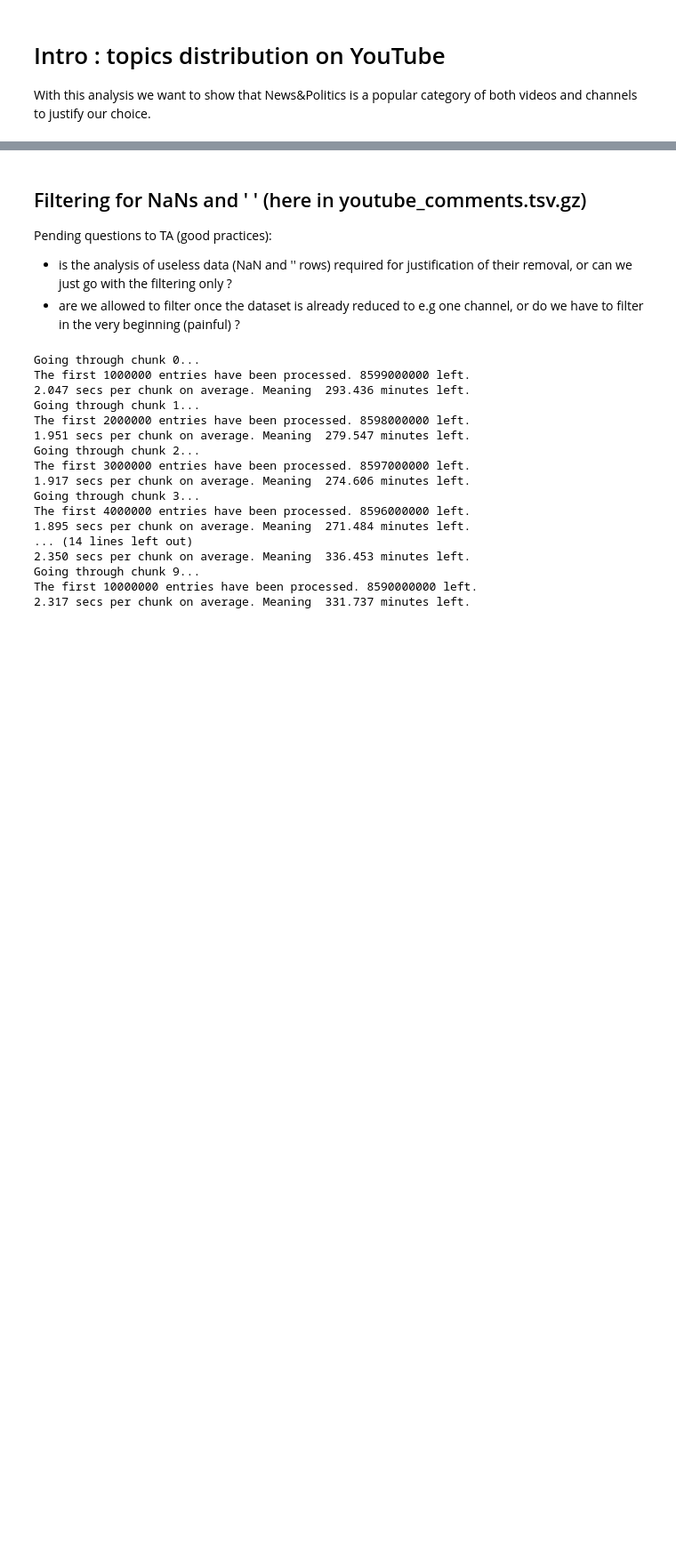
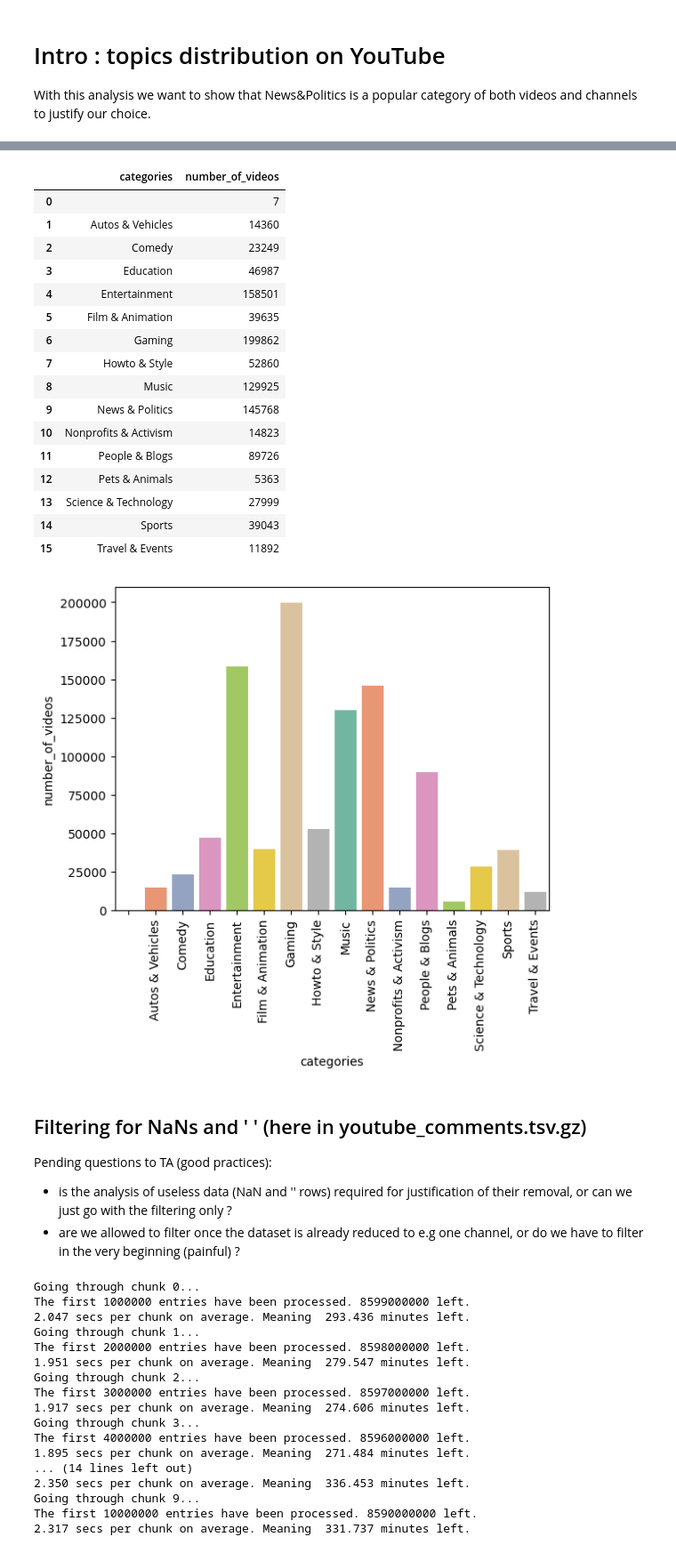
Before and after one commit to epfl-ada/ada-2024-project-thedataminions, a Jupyter notebook: analysis/analysis.ipynb, the cells around one changed output, grey strips where cells are left out. Shown at 89% size. Drawn from its saved outputs; the diff is of its cells as text; code cells hidden in the pictures; blank space fills up the shorter version.

```diff
--- a/analysis/analysis.ipynb
+++ b/analysis/analysis.ipynb
@@ -24,0 +35,10 @@ dataset_root_path = "D:/youniverse/"                                    #mila
+# %%
+# load a small part of video and comment data, to try functions on them etc.
+# these datasets should not be used for calculations, as they don't contain all the data
+
+# load (first 100000 rows of) video data
+#df_videos = pd.read_json(dataset_root_path + "yt_metadata_en.jsonl.gz", compression="infer", lines=True, nrows=100000) #andreas
+df_videos = pd.read_json(dataset_root_path + "yt_metadata_en.jsonl", compression="infer", lines=True, nrows=1000000) #manon
+# load (first 1000000 rows of) comment data
+#df_comments = pd.read_csv(dataset_root_path + "youtube_comments.tsv.gz", compression="infer", sep="\t", nrows=1000000) #andreas
+df_comments = pd.read_csv(dataset_root_path + "youtube_comments.tsv", compression="infer", sep="\t", nrows=1000000) #manon
@@ -37,9 +89,0 @@ df_channels = pd.read_csv(dataset_root_path + "df_channels_en.tsv.gz", compressi
-# %%
-# load a small part of video and comment data, to try functions on them etc.
-# these datasets should not be used for calculations, as they don't contain all the data
-
-# load (first 100000 rows of) video data
-df_videos = pd.read_json(dataset_root_path + "yt_metadata_en.jsonl.gz", compression="infer", lines=True, nrows=100000)
-
-# load (first 1000000 rows of) comment data
-df_comments = pd.read_csv(dataset_root_path + "youtube_comments.tsv.gz", compression="infer", sep="\t", nrows=1000000)
@@ -86,3 +118,32 @@ def comments_in_chunks(chunksize: int = 1000000) -> pd.io.parsers.readers.TextFi
+# %%
+#distribution of categories for the videos for the first 100000 rows
+
+category_videos= df_videos.groupby('categories').agg(number_of_videos=('categories', 'size')).reset_index()
+display(category_videos)
+ax = sns.barplot(x="categories", y="number_of_videos", data=category_videos,hue="categories", palette='Set2')
+plt.xticks(rotation=90)
+plt.show()
+
+#even if it isnt on the whole dataset (only on 1000000 first rows) we see here that the news & politics is a popular category for videos comapred to channels
+# %% [output]
+|  | categories | number_of_videos |
+| 0 |  | 7 |
+| 1 | Autos & Vehicles | 14360 |
+| 2 | Comedy | 23249 |
+| 3 | Education | 46987 |
+| 4 | Entertainment | 158501 |
+| 5 | Film & Animation | 39635 |
+| 6 | Gaming | 199862 |
+| 7 | Howto & Style | 52860 |
+| 8 | Music | 129925 |
+| 9 | News & Politics | 145768 |
+| 10 | Nonprofits & Activism | 14823 |
+| 11 | People & Blogs | 89726 |
+| 12 | Pets & Animals | 5363 |
+| 13 | Science & Technology | 27999 |
+| 14 | Sports | 39043 |
+| 15 | Travel & Events | 11892 |
+[figure, added]
 # %% [markdown]
 ## Filtering for NaNs and ' ' (here in youtube_comments.tsv.gz)
 
```
Also changed, not shown: parts of 12 cells of this notebook.
